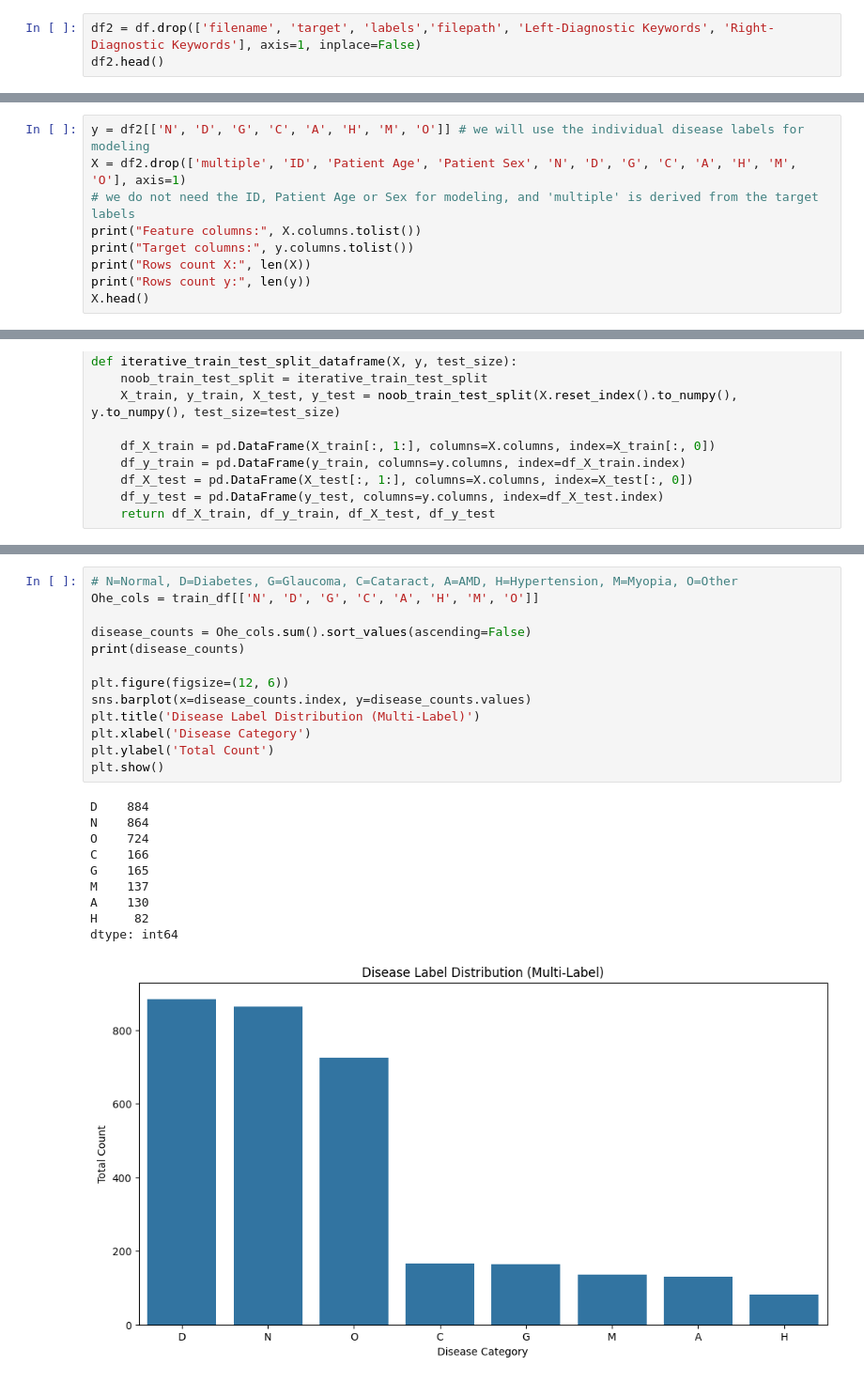
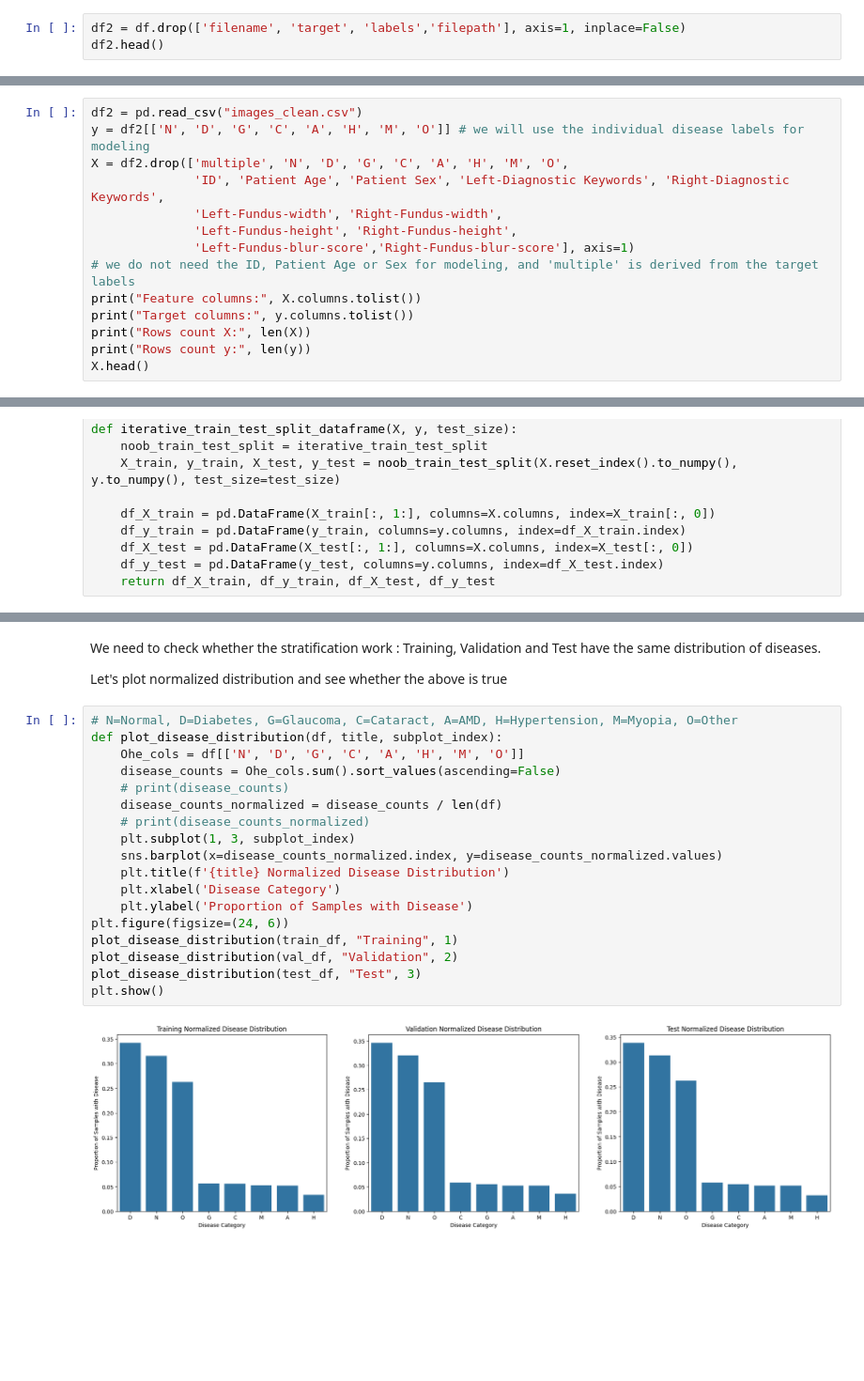
Before and after one commit to raymondsamalo/odir-200226, a Jupyter notebook: eda.ipynb, the cells around one changed output, grey strips where cells are left out. Shown at 94% size. Drawn from its saved outputs; the diff is of its cells as text; blank space fills up the shorter version.

```diff
--- a/eda.ipynb
+++ b/eda.ipynb
@@ -106,6 +112,6 @@ For Dual Eyes approach or Binocular,  we can remove few columns:
 - Target
 - Filename
 # %%
-df2 = df.drop(['filename', 'target', 'labels','filepath', 'Left-Diagnostic Keywords', 'Right-Diagnostic Keywords'], axis=1, inplace=False)
+df2 = df.drop(['filename', 'target', 'labels','filepath'], axis=1, inplace=False)
 df2.head()
 # %% [output]
@@ -251,6 +524,11 @@ We can see from our correlation matrix that Hypertension sometimes occur togethe
 # %%
+df2 = pd.read_csv("images_clean.csv")
 y = df2[['N', 'D', 'G', 'C', 'A', 'H', 'M', 'O']] # we will use the individual disease labels for modeling
-X = df2.drop(['multiple', 'ID', 'Patient Age', 'Patient Sex', 'N', 'D', 'G', 'C', 'A', 'H', 'M', 'O'], axis=1)
+X = df2.drop(['multiple', 'N', 'D', 'G', 'C', 'A', 'H', 'M', 'O',
+              'ID', 'Patient Age', 'Patient Sex', 'Left-Diagnostic Keywords', 'Right-Diagnostic Keywords',
+              'Left-Fundus-width', 'Right-Fundus-width',
+              'Left-Fundus-height', 'Right-Fundus-height',
+              'Left-Fundus-blur-score','Right-Fundus-blur-score'], axis=1)
 # we do not need the ID, Patient Age or Sex for modeling, and 'multiple' is derived from the target labels
 print("Feature columns:", X.columns.tolist())
 print("Target columns:", y.columns.tolist())
@@ -311,24 +593,24 @@ Test samples: 332
+# %% [markdown]
+We need to check whether the stratification work : Training, Validation and Test have the same distribution of diseases.
+
+Let's plot normalized distribution and see whether the above is true
 # %%
 # N=Normal, D=Diabetes, G=Glaucoma, C=Cataract, A=AMD, H=Hypertension, M=Myopia, O=Other
-Ohe_cols = train_df[['N', 'D', 'G', 'C', 'A', 'H', 'M', 'O']]
-
-disease_counts = Ohe_cols.sum().sort_values(ascending=False)
-print(disease_counts)
-
-plt.figure(figsize=(12, 6))
-sns.barplot(x=disease_counts.index, y=disease_counts.values)
-plt.title('Disease Label Distribution (Multi-Label)')
-plt.xlabel('Disease Category')
-plt.ylabel('Total Count')
+def plot_disease_distribution(df, title, subplot_index):
+    Ohe_cols = df[['N', 'D', 'G', 'C', 'A', 'H', 'M', 'O']]
+    disease_counts = Ohe_cols.sum().sort_values(ascending=False)
+    # print(disease_counts)
+    disease_counts_normalized = disease_counts / len(df)
+    # print(disease_counts_normalized)
+    plt.subplot(1, 3, subplot_index)
+    sns.barplot(x=disease_counts_normalized.index, y=disease_counts_normalized.values)
+    plt.title(f'{title} Normalized Disease Distribution')
+    plt.xlabel('Disease Category')
+    plt.ylabel('Proportion of Samples with Disease')
+plt.figure(figsize=(24, 6))
+plot_disease_distribution(train_df, "Training", 1)
+plot_disease_distribution(val_df, "Validation", 2)
+plot_disease_distribution(test_df, "Test", 3)
 plt.show()
 # %% [output]
-D    884
-N    864
-O    724
-C    166
-G    165
-M    137
-A    130
-H     82
-dtype: int64
-[figure, old version]
+[figure, new version]
```
Also changed, not shown: parts of 28 cells of this notebook, 10 other files.
